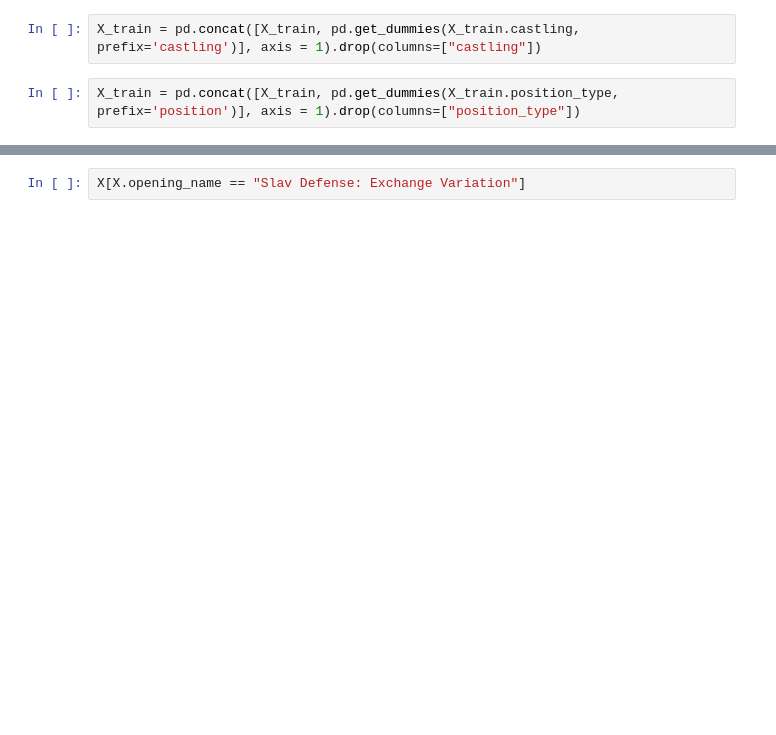
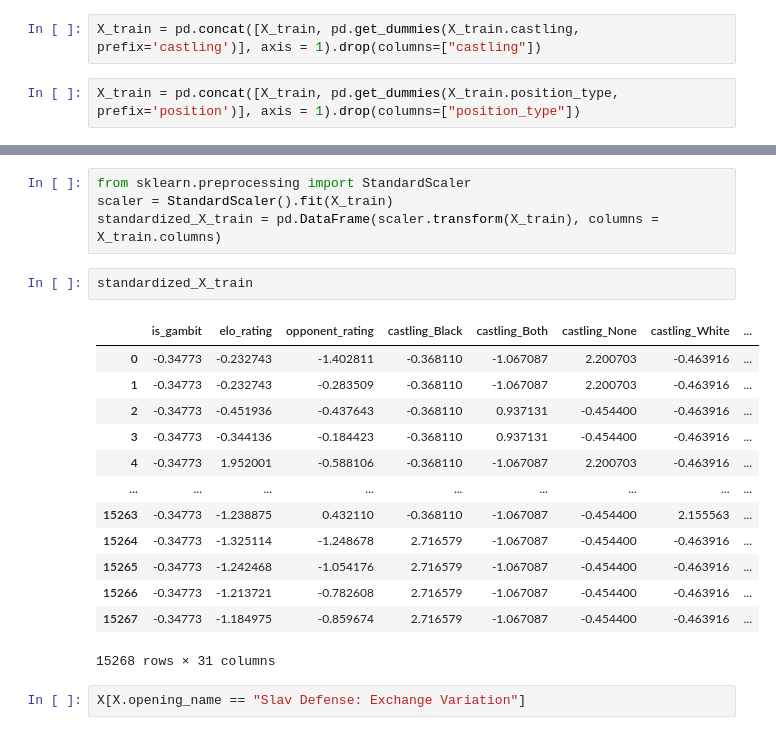
Before and after one commit to LouisSF/Chess_Games_EDA_and_Recommender, a Jupyter notebook: Chess.ipynb, the cells around one changed output, grey strips where cells are left out. Cells and saved outputs as stored; diff of their text form; blank space fills up the shorter version.

```diff
--- a/Chess.ipynb
+++ b/Chess.ipynb
@@ -748,3 +817,23 @@ X_train
+# %%
+from sklearn.preprocessing import StandardScaler
+scaler = StandardScaler().fit(X_train)
+standardized_X_train = pd.DataFrame(scaler.transform(X_train), columns = X_train.columns)
+# %%
+standardized_X_train
+# %% [output]
+|  | is_gambit | elo_rating | opponent_rating | castling_Black | castling_Both | castling_None | castling_White | ... |
+| 0 | -0.34773 | -0.232743 | -1.402811 | -0.368110 | -1.067087 | 2.200703 | -0.463916 | ... |
+| 1 | -0.34773 | -0.232743 | -0.283509 | -0.368110 | -1.067087 | 2.200703 | -0.463916 | ... |
+| 2 | -0.34773 | -0.451936 | -0.437643 | -0.368110 | 0.937131 | -0.454400 | -0.463916 | ... |
+| 3 | -0.34773 | -0.344136 | -0.184423 | -0.368110 | 0.937131 | -0.454400 | -0.463916 | ... |
+| 4 | -0.34773 | 1.952001 | -0.588106 | -0.368110 | -1.067087 | 2.200703 | -0.463916 | ... |
+| ... | ... | ... | ... | ... | ... | ... | ... | ... |
+| 15263 | -0.34773 | -1.238875 | 0.432110 | -0.368110 | -1.067087 | -0.454400 | 2.155563 | ... |
+| 15264 | -0.34773 | -1.325114 | -1.248678 | 2.716579 | -1.067087 | -0.454400 | -0.463916 | ... |
+| 15265 | -0.34773 | -1.242468 | -1.054176 | 2.716579 | -1.067087 | -0.454400 | -0.463916 | ... |
+| 15266 | -0.34773 | -1.213721 | -0.782608 | 2.716579 | -1.067087 | -0.454400 | -0.463916 | ... |
+| 15267 | -0.34773 | -1.184975 | -0.859674 | 2.716579 | -1.067087 | -0.454400 | -0.463916 | ... |
+15268 rows × 31 columns
 # %%
 X[X.opening_name == "Slav Defense: Exchange Variation"]
 # %% [output]
```
Also changed, not shown: parts of 34 cells of this notebook.
